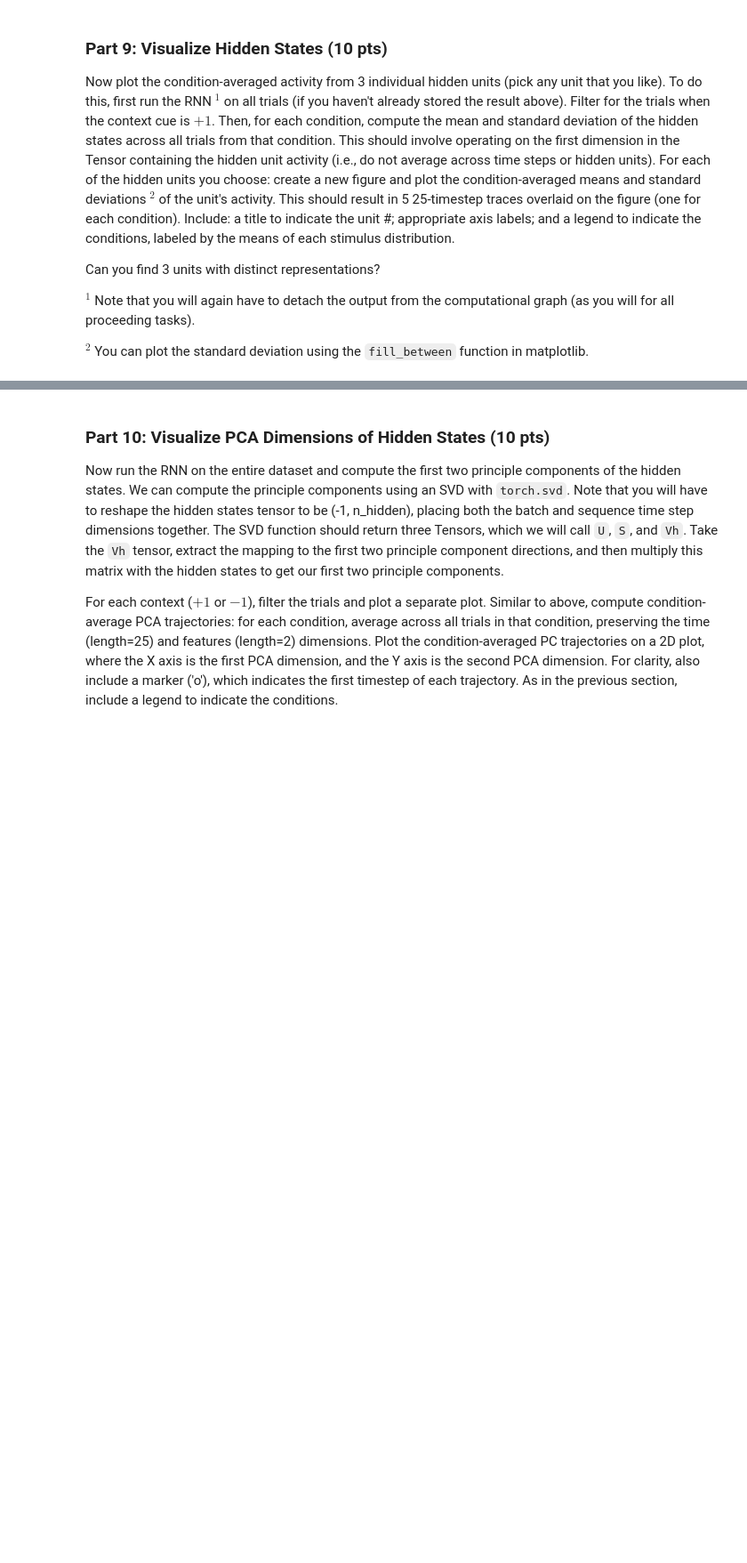
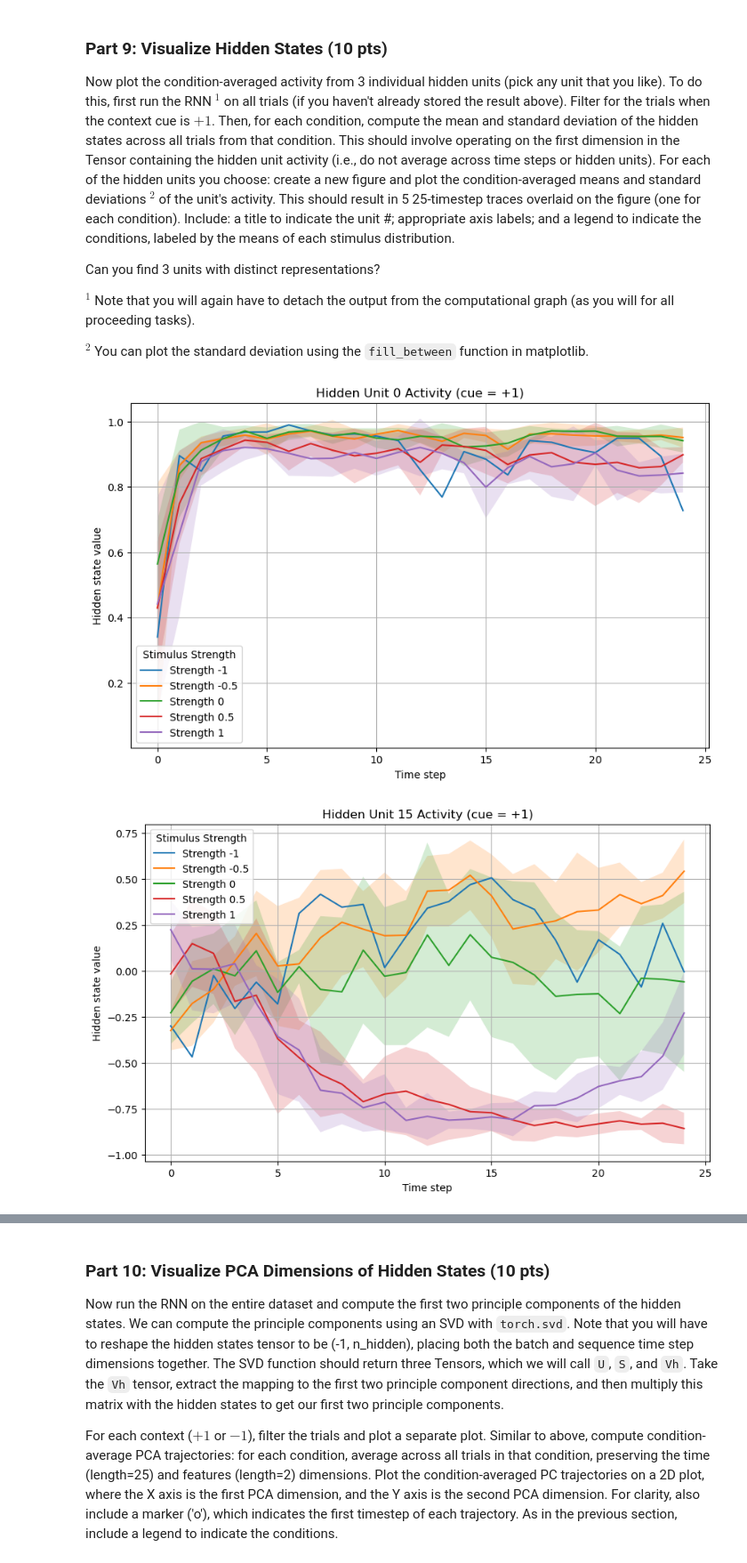
Before and after one commit to khanakagrawal/ML_for_Neuro, a Jupyter notebook: hw5/HW5b.ipynb, the cells around one changed output, grey strips where cells are left out. Shown at 89% size. Saved outputs shown, nothing was run; the diff lists cells and outputs as text; code cells hidden in the pictures; blank space fills up the shorter version.

Commit message:
plottinh hidden unit activity

```diff
--- a/hw5/HW5b.ipynb
+++ b/hw5/HW5b.ipynb
@@ -215,3 +215,49 @@ Can you find 3 units with distinct representations?
 $^1$ Note that you will again have to detach the output from the computational graph (as you will for all proceeding tasks).
 
 $^2$ You can plot the standard deviation using the `fill_between` function in matplotlib.
+# %%
+with torch.no_grad():
+    output, hidden_states = rnn(rnn_inputs)
+
+cue_mask = context_cues == 1
+filtered_hidden = hidden_states[cue_mask]
+filtered_inputs = rnn_inputs[cue_mask]
+filtered_cues = context_cues[cue_mask]
+
+condition_means = [-1, -0.5, 0, 0.5, 1]
+condition_masks = []
+
+for strength in condition_means:
+    cond_mask = []
+    for i in range(filtered_hidden.shape[0]):
+        stim_mean = filtered_inputs[i, :, 0].mean().item()
+        cond_mask.append(abs(stim_mean - strength) < 0.05)
+    condition_masks.append(torch.tensor(cond_mask))
+
+hidden_units_to_plot = [0, 15, 31]
+
+for unit in hidden_units_to_plot:
+    plt.figure(figsize=(10, 6))
+
+    for i, strength in enumerate(condition_means):
+        cond_mask = condition_masks[i]
+        trials = filtered_hidden[cond_mask]
+
+        unit_activity = trials[:, :, unit]
+
+        mean_activity = unit_activity.mean(dim=0)
+        std_activity = unit_activity.std(dim=0)
+
+        time = range(25)
+        plt.plot(time, mean_activity, label=f"Strength {strength}")
+        plt.fill_between(time, mean_activity - std_activity, mean_activity + std_activity, alpha=0.2)
+
+    plt.title(f"Hidden Unit {unit} Activity (cue = +1)")
+    plt.xlabel("Time step")
+    plt.ylabel("Hidden state value")
+    plt.legend(title="Stimulus Strength")
+    plt.grid(True)
+    plt.show()
+# %% [output]
+[figure, added]
+[figure, added]
```
Also changed, not shown: parts of 1 cell of this notebook.
